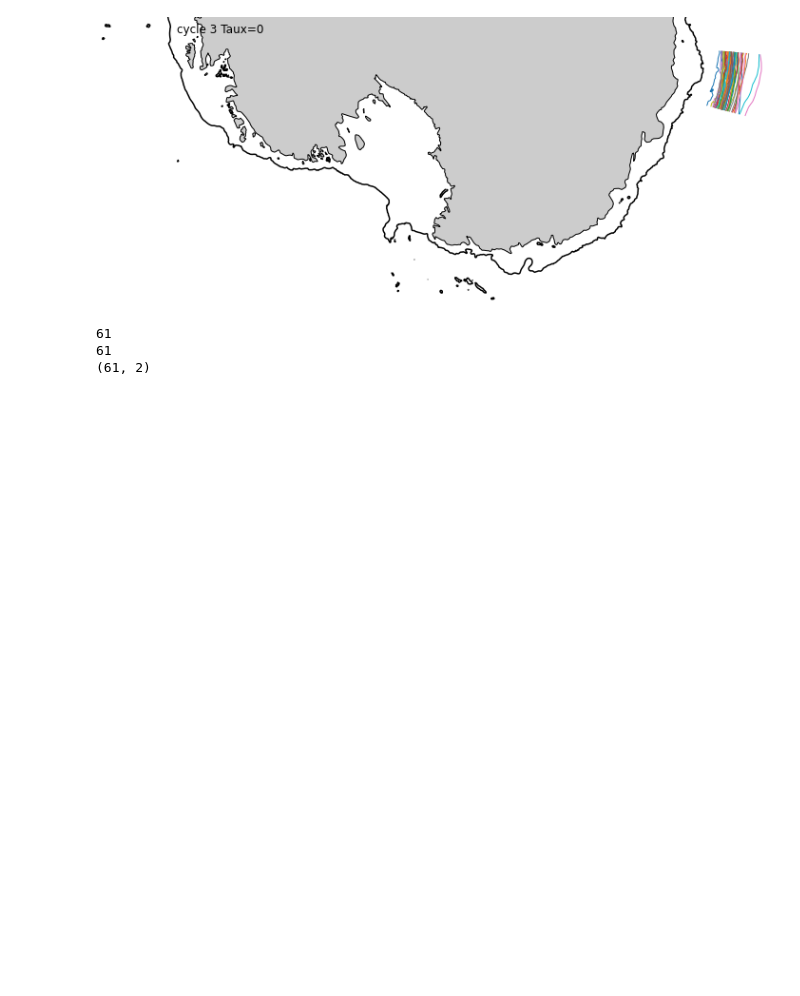
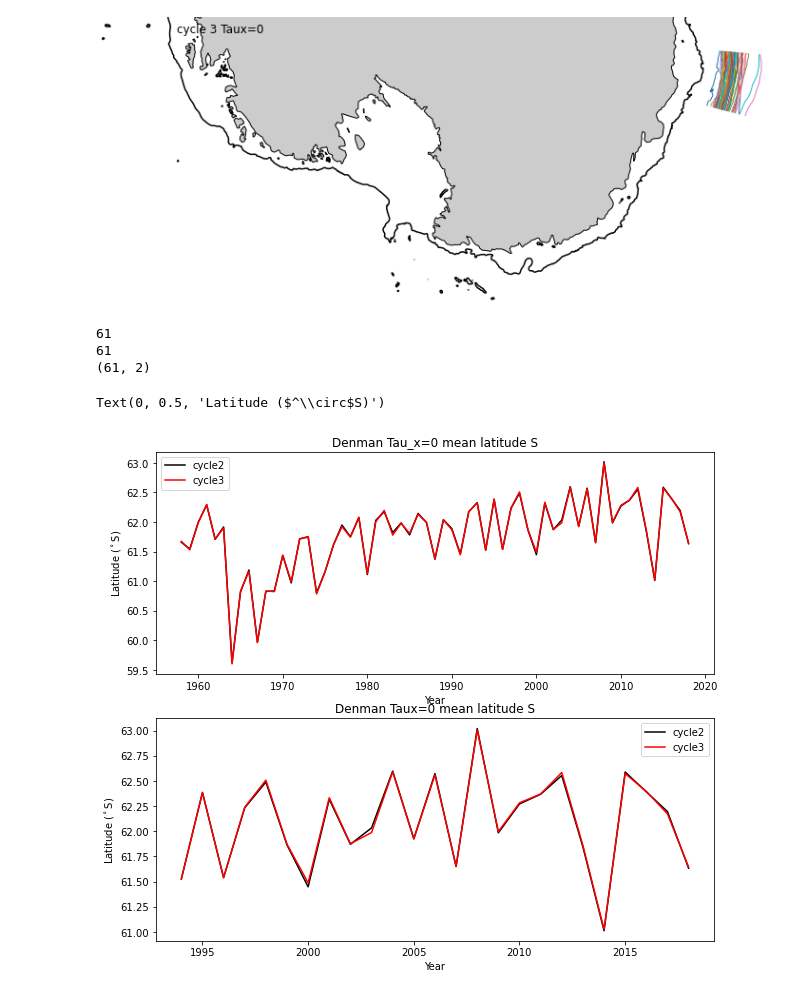
Before and after one commit to PaulSpence/Denman2024Voyage, a Jupyter notebook: notebooks/taux0pos.ipynb, the cells around one changed output. Cells and saved outputs as stored; diff of their text form; code cells hidden in the pictures; blank space fills up the shorter version.

```diff
--- a/notebooks/taux0pos.ipynb
+++ b/notebooks/taux0pos.ipynb
@@ -437,0 +458,36 @@ plt.tight_layout()
+# %%
+aa=np.load('../data/01iafTx0lines.npy')
+yrs=np.arange(1958,2019)
+
+fig = plt.figure(figsize=(10, 9))
+ax1=plt.subplot(211)
+#aa=np.nans(61,1)
+ax1.plot(yrs[:],-aa[:,0],linestyle='-',color='k',label='cycle2',linewidth=1.5)
+ax1.plot(yrs[:],-aa[:,1],linestyle='-',color='r',label='cycle3',linewidth=1.5)
+
+#ax1.plot(yrs[36:],np.zeros((24,1)),linestyle=':',color='k',linewidth=1)
+#plt.ylim((-.75,.75))
+#ax1.tick_params('y', colors='b')
+plt.title('Denman Tau_x=0 mean latitude S')
+#ax1.set_xlabel('Years')
+ax1.legend(fontsize=10)
+plt.xlabel('Year')
+plt.ylabel('Latitude ($^\circ$S)')
+
+myr=36
+ax1=plt.subplot(212)
+#aa=np.nans(61,1)
+ax1.plot(yrs[myr:],-aa[myr:,0],linestyle='-',color='k',label='cycle2',linewidth=1.5)
+ax1.plot(yrs[myr:],-aa[myr:,1],linestyle='-',color='r',label='cycle3',linewidth=1.5)
+
+#ax1.plot(yrs[36:],np.zeros((24,1)),linestyle=':',color='k',linewidth=1)
+#plt.ylim((-.75,.75))
+#ax1.tick_params('y', colors='b')
+plt.title('Denman Taux=0 mean latitude S')
+#ax1.set_xlabel('Years')
+ax1.legend(fontsize=10)
+plt.xlabel('Year')
+plt.ylabel('Latitude ($^\circ$S)')
+# %% [output]
+Text(0, 0.5, 'Latitude ($^\\circ$S)')
+[figure, added]
```
Also changed, not shown: parts of 7 cells of this notebook, 4 other files.
